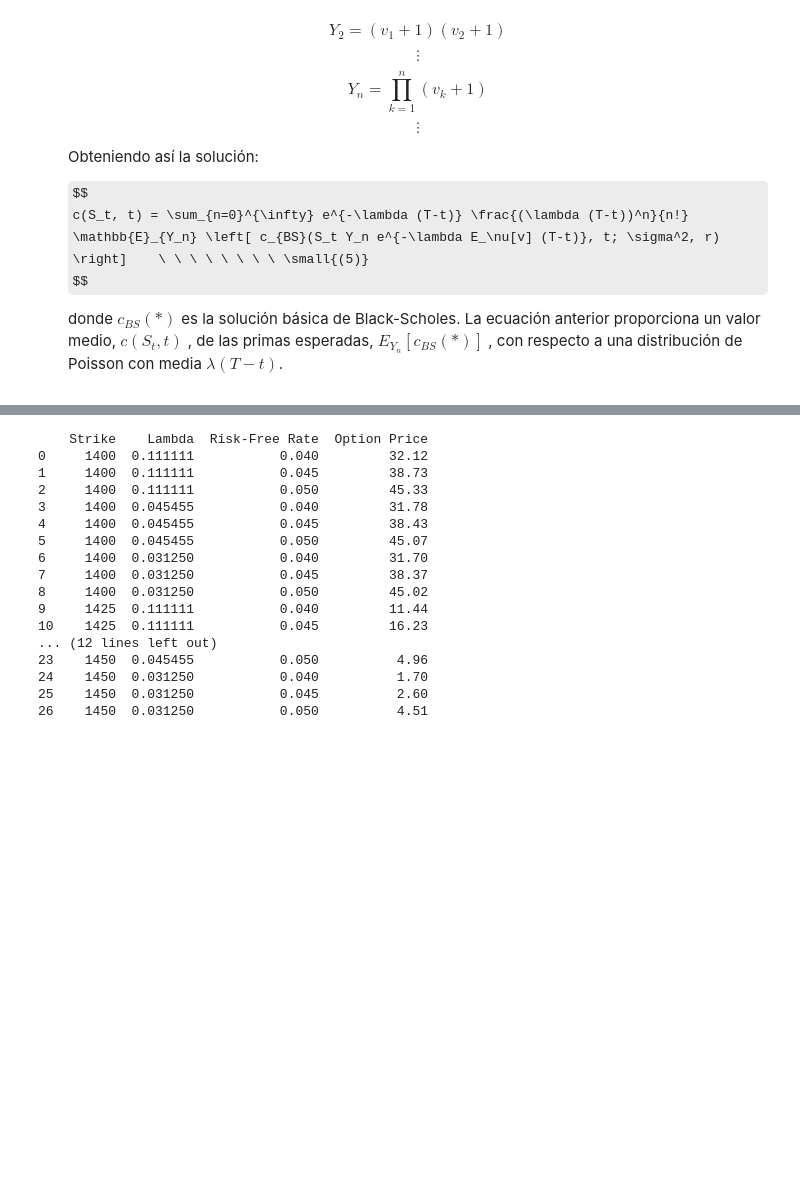
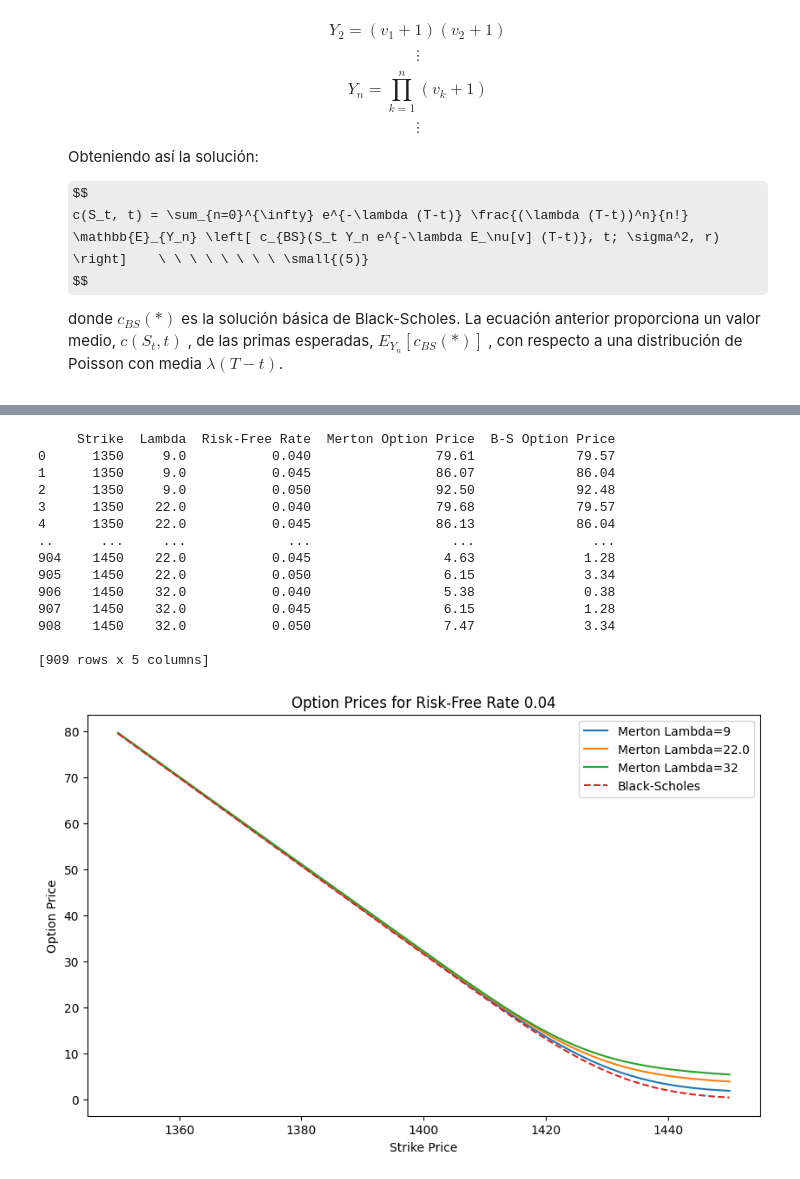
Before and after one commit to angiellanos/Merton_con_procesos_difusi-n_con_saltos, a Jupyter notebook: Modelos_de_Merton_con_saltos.ipynb, the cells around one changed output, grey strips where cells are left out. Cells and saved outputs as stored; diff of their text form; code cells hidden in the pictures; some formulas as TeX source; blank space fills up the shorter version.

```diff
--- a/Modelos_de_Merton_con_saltos.ipynb
+++ b/Modelos_de_Merton_con_saltos.ipynb
@@ -590,54 +537,71 @@ El precio actual del índice S_0 es: 1376.64
   $$
 # %%
 # Función para la fórmula de Black-Scholes para una opción de compra europea sin dividendos
+def black_scholes_call(S, K, tau, r, sigma):
+    d1 = (log(S / K) + (r + 0.5 * sigma ** 2) * tau) / (sigma * sqrt(tau))
+    d2 = d1 - sigma * sqrt(tau)
+    return S * norm.cdf(d1) - K * np.exp(-r * tau) * norm.cdf(d2)
+
 def black_scholes_s_log(S, K, tau, lambda_, n, d, r, sigma):
     d2 = (log(S / K) - lambda_ * v_mean * tau + n * log(1 + v_mean) + r * tau) / sqrt((sigma**2 + n * d**2 /tau) * tau)
     d1 = d2 + sqrt((sigma**2 + n * d**2 /tau) * tau)
     return S * norm.cdf(d1) - K * np.exp(-r * tau) * norm.cdf(d2)
 
 
-def merton_jump_call(K, r, sigma, lambda_, delta, n_terms=N):
+def merton_jump_call(S, K, r, sigma, lambda_, delta, n_terms=N):
     # Parámetros ajustados
     lambda_prime = lambda_ * (1 + v_mean)
     r_prime = r - lambda_ * v_mean
 
     # Calculo del precio de la opción
     price = 0
     for n in range(n_terms):
         jump_prob = poiss.pmf(n, lambda_prime * tau)   # Probabilidad de n saltos
         r_n = r_prime + (n * log(1 + v_mean) / tau)
         sigma_n = sqrt(sigma ** 2 + (n * delta ** 2) / tau)
-        price += jump_prob * black_scholes_s_log(S0, K, tau, lambda_, n, delta, r_n, sigma_n)
-
+        price += jump_prob * black_scholes_s_log(S, K, tau, lambda_, n, delta, r_n, sigma_n)
     return price
 
 
 resultsln = []
 
 for K in K_values:
     for lambda_m in lambda_values:
         for r in r_values:
-            price = merton_jump_call(K, r, new_std, 1/lambda_m, v_std)
-            resultsln.append({'Strike': K, 'Lambda': 1/lambda_m, 'Risk-Free Rate': r, 'Option Price': round(price,2)})
+            price = merton_jump_call(S0, K, r, new_std, lambda_m/250, v_std)
+            bs_price = black_scholes_call(S0, K, tau, r, new_std)
+            resultsln.append({'Strike': K, 'Lambda': lambda_m, 'Risk-Free Rate': r, 'Merton Option Price': round(price,2), 'B-S Option Price': round(bs_price, 2)})
 
 # Convert resultsln to DataFrame
 df_resultsln = pd.DataFrame(resultsln)
 print(df_resultsln)
+
+# Graficar los resultados
+for r in r_values:
+    plt.figure(figsize=(10, 6))
+    for lambda_m in lambda_values:
+        subset = df_resultsln[(df_resultsln['Risk-Free Rate'] == r) & (df_resultsln['Lambda'] == lambda_m)]
+        plt.plot(subset['Strike'], subset['Merton Option Price'], label=f'Merton Lambda={lambda_m}')
+    plt.plot(subset['Strike'], subset['B-S Option Price'], linestyle='--', label=f'Black-Scholes')
+
+    plt.xlabel('Strike Price')
+    plt.ylabel('Option Price')
+    plt.title(f'Option Prices for Risk-Free Rate {r}')
+    plt.legend()
+    plt.show()
 # %% [output]
-    Strike    Lambda  Risk-Free Rate  Option Price
-0     1400  0.111111           0.040         32.12
-1     1400  0.111111           0.045         38.73
-2     1400  0.111111           0.050         45.33
-3     1400  0.045455           0.040         31.78
-4     1400  0.045455           0.045         38.43
-5     1400  0.045455           0.050         45.07
-6     1400  0.031250           0.040         31.70
-7     1400  0.031250           0.045         38.37
-8     1400  0.031250           0.050         45.02
-9     1425  0.111111           0.040         11.44
-10    1425  0.111111           0.045         16.23
-... (12 lines left out)
-23    1450  0.045455           0.050          4.96
-24    1450  0.031250           0.040          1.70
-25    1450  0.031250           0.045          2.60
-26    1450  0.031250           0.050          4.51
+     Strike  Lambda  Risk-Free Rate  Merton Option Price  B-S Option Price
+0      1350     9.0           0.040                79.61             79.57
+1      1350     9.0           0.045                86.07             86.04
+2      1350     9.0           0.050                92.50             92.48
+3      1350    22.0           0.040                79.68             79.57
+4      1350    22.0           0.045                86.13             86.04
+..      ...     ...             ...                  ...               ...
+904    1450    22.0           0.045                 4.63              1.28
+905    1450    22.0           0.050                 6.15              3.34
+906    1450    32.0           0.040                 5.38              0.38
+907    1450    32.0           0.045                 6.15              1.28
+908    1450    32.0           0.050                 7.47              3.34
+
+[909 rows x 5 columns]
+[figure, added]
```
Also changed, not shown: parts of 14 cells of this notebook.
